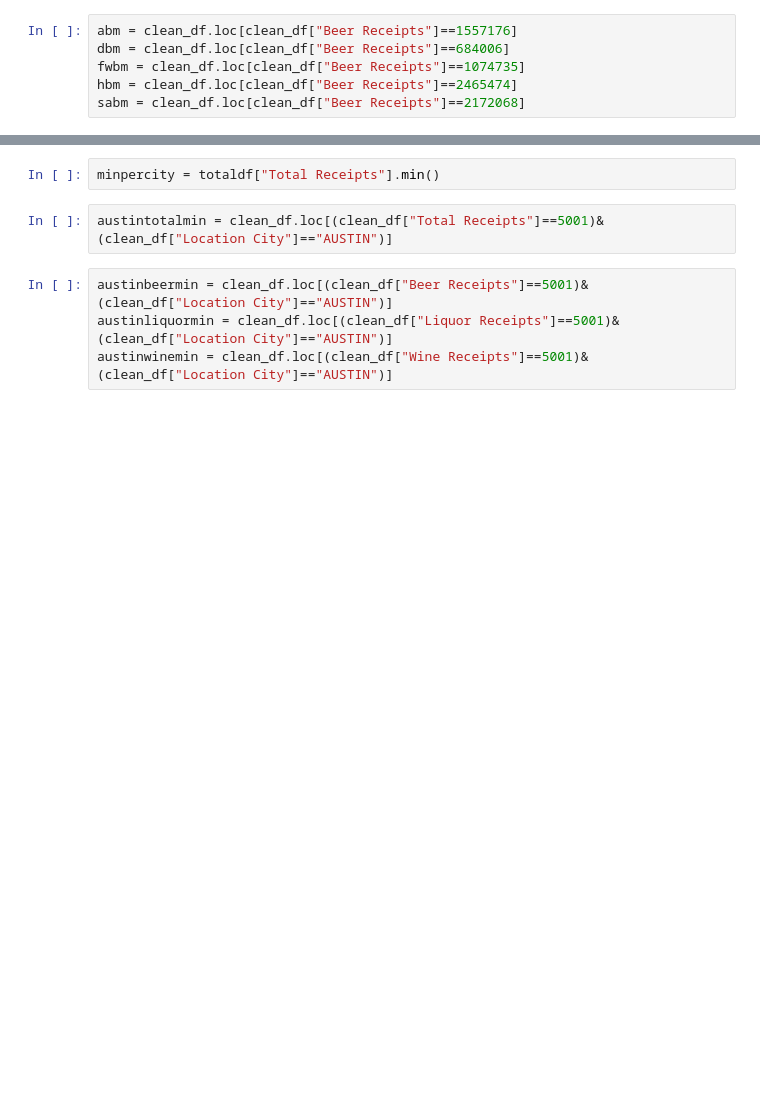
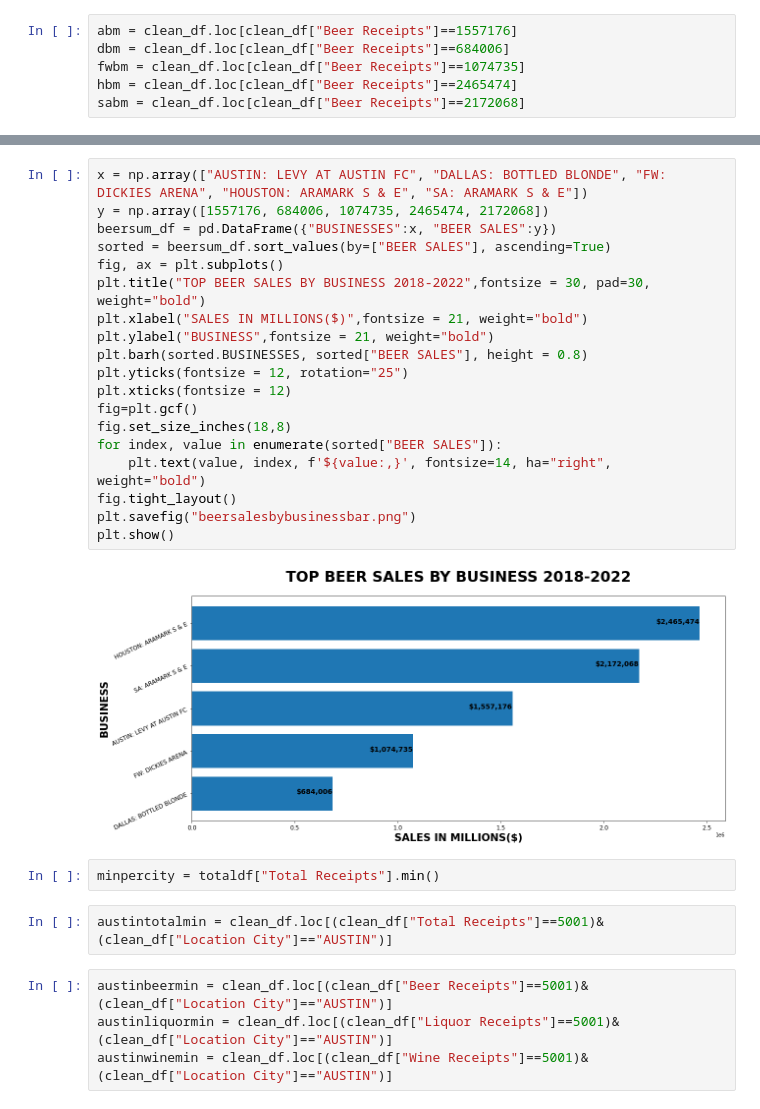
Before and after one commit to DJAMES152/project1, a Jupyter notebook: Untitled.ipynb, the cells around one changed output, grey strips where cells are left out. Drawn from its saved outputs; the diff is of its cells as text; blank space fills up the shorter version.

```diff
--- a/Untitled.ipynb
+++ b/Untitled.ipynb
@@ -232,3 +279,24 @@ sabm = clean_df.loc[clean_df["Beer Receipts"]==2172068]
+# %%
+x = np.array(["AUSTIN: LEVY AT AUSTIN FC", "DALLAS: BOTTLED BLONDE", "FW: DICKIES ARENA", "HOUSTON: ARAMARK S & E", "SA: ARAMARK S & E"])
+y = np.array([1557176, 684006, 1074735, 2465474, 2172068])
+beersum_df = pd.DataFrame({"BUSINESSES":x, "BEER SALES":y})
+sorted = beersum_df.sort_values(by=["BEER SALES"], ascending=True)
+fig, ax = plt.subplots()
+plt.title("TOP BEER SALES BY BUSINESS 2018-2022",fontsize = 30, pad=30, weight="bold")
+plt.xlabel("SALES IN MILLIONS($)",fontsize = 21, weight="bold")
+plt.ylabel("BUSINESS",fontsize = 21, weight="bold")
+plt.barh(sorted.BUSINESSES, sorted["BEER SALES"], height = 0.8)
+plt.yticks(fontsize = 12, rotation="25")
+plt.xticks(fontsize = 12)
+fig=plt.gcf()
+fig.set_size_inches(18,8)
+for index, value in enumerate(sorted["BEER SALES"]):
+    plt.text(value, index, f'${value:,}', fontsize=14, ha="right", weight="bold")
+fig.tight_layout()
+plt.savefig("beersalesbybusinessbar.png")
+plt.show()
+# %% [output]
+[figure, added]
 # %%
 minpercity = totaldf["Total Receipts"].min()
 # %%
```
Also changed, not shown: parts of 7 cells of this notebook, 4 other files.
